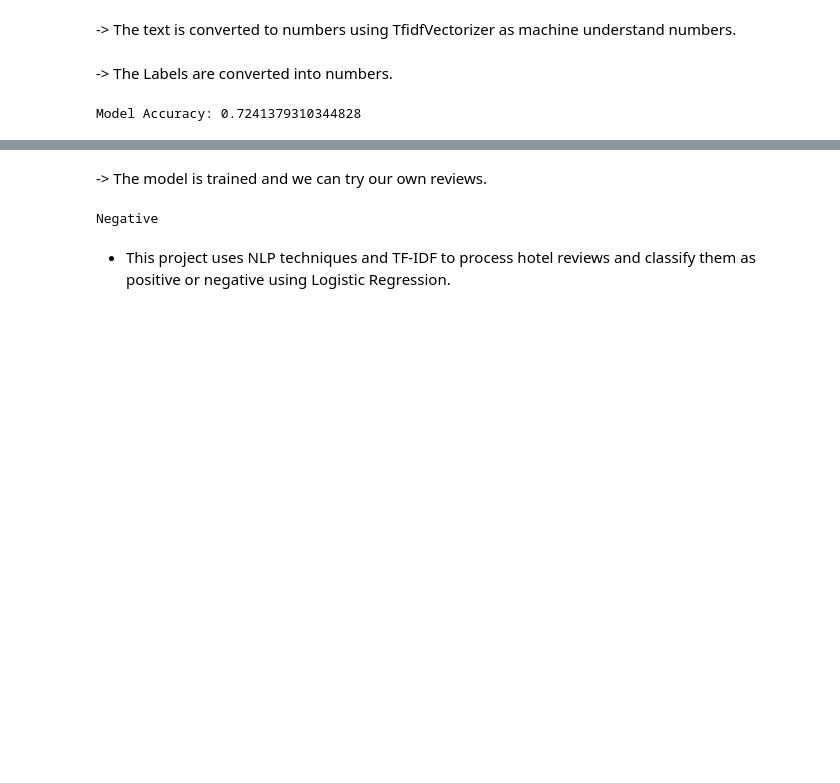
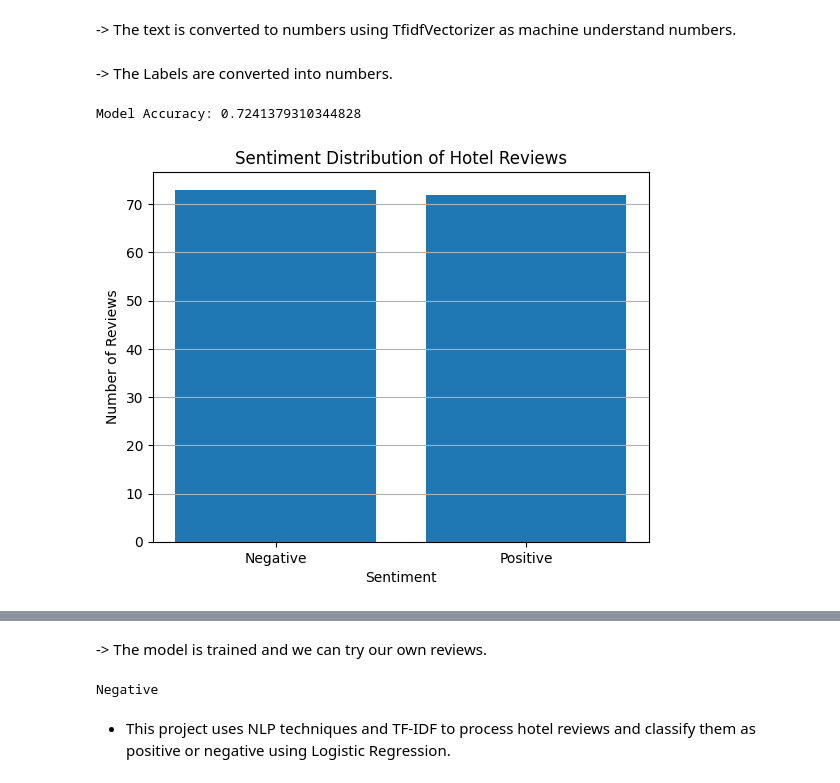
Before and after one commit to ramcharan0816/hotel-review-sentiment-analysis, a Jupyter notebook: Hotel_Review_Sentiment_Analysis.ipynb, the cells around one changed output, grey strips where cells are left out. Saved outputs shown, nothing was run; the diff lists cells and outputs as text; code cells hidden in the pictures; blank space fills up the shorter version.

```diff
--- a/Hotel_Review_Sentiment_Analysis.ipynb
+++ b/Hotel_Review_Sentiment_Analysis.ipynb
@@ -124,3 +124,17 @@ accuracy = accuracy_score(y_test, y_pred)
 print("Model Accuracy:", accuracy)
 # %% [output]
 Model Accuracy: 0.7241379310344828
+# %%
+import matplotlib.pyplot as plt
+
+sentiment_counts = data['Sentiment'].value_counts()
+
+plt.figure()
+plt.bar(sentiment_counts.index, sentiment_counts.values)
+plt.title("Sentiment Distribution of Hotel Reviews")
+plt.xlabel("Sentiment")
+plt.ylabel("Number of Reviews")
+plt.grid(axis='y')
+plt.show()
+# %% [output]
+[figure, added]
```
Also changed, not shown: parts of 1 cell of this notebook.
